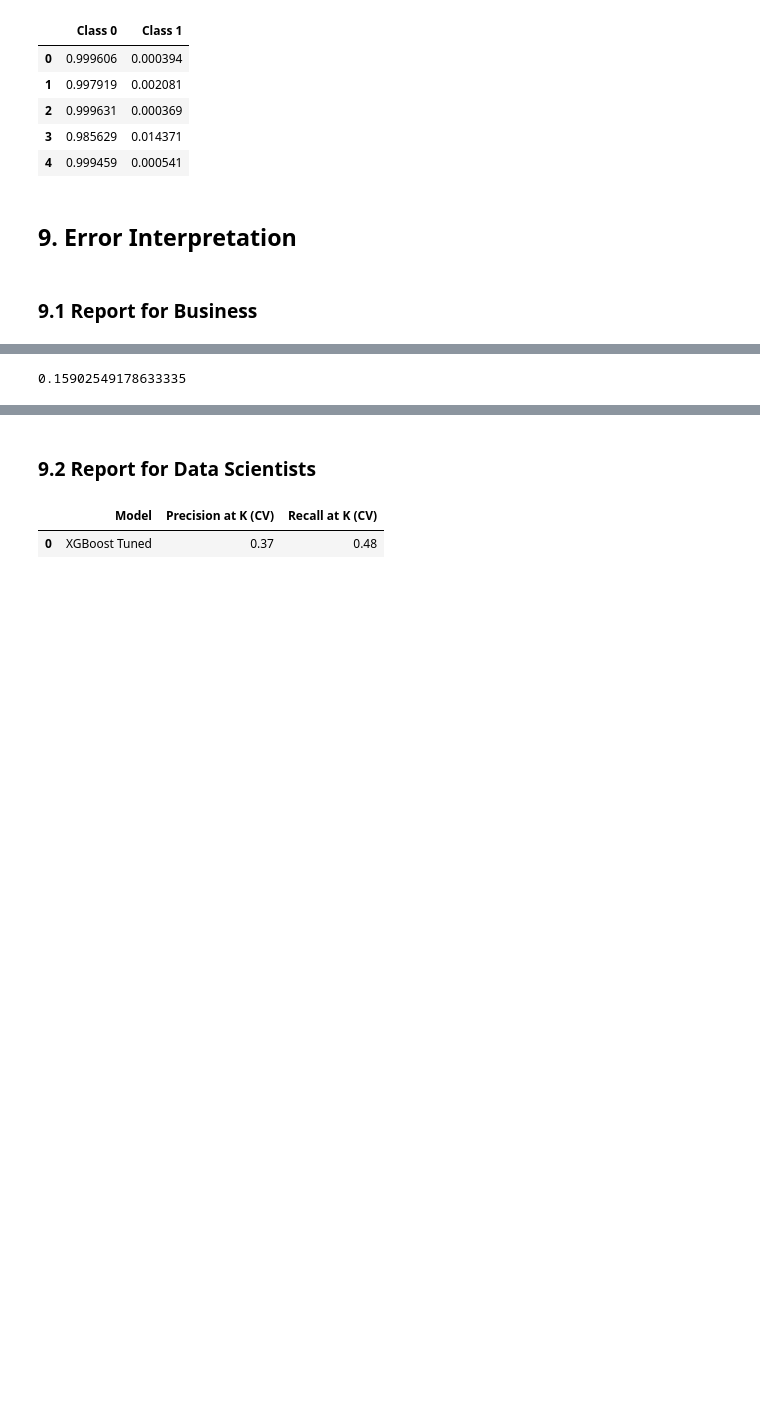
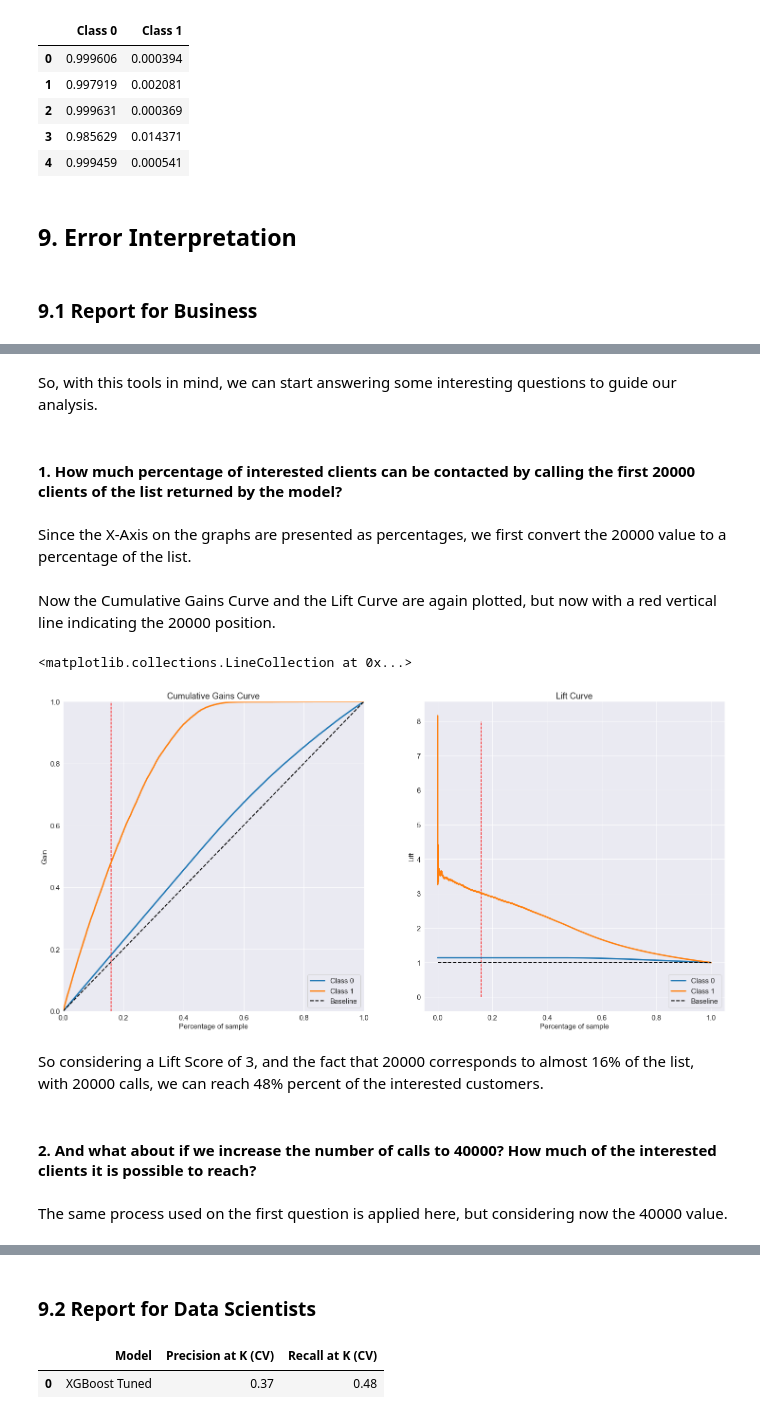
Before and after one commit to andre-ls/insurance-cross-sell, a Jupyter notebook: Code/main_notebook.ipynb, the cells around one changed output, grey strips where cells are left out. Cells and saved outputs as stored; diff of their text form; code cells hidden in the pictures; blank space fills up the shorter version.

```diff
--- a/Code/main_notebook.ipynb
+++ b/Code/main_notebook.ipynb
@@ -766,4 +786,27 @@ model_predictions.to_pickle('../Data/model_predictions.pkl')
+# %% [markdown]
+So, with this tools in mind, we can start answering some interesting questions to guide our analysis.
+# %% [markdown]
+#### 1. How much percentage of interested clients can be contacted by calling the first 20000 clients of the list returned by the model?
+# %% [markdown]
+Since the X-Axis on the graphs are presented as percentages, we first convert the 20000 value to a percentage of the list.
 # %%
-20000/y_val.shape[0]
+position_20000 = 20000/y_val.shape[0]
-# %% [output]
-0.15902549178633335
+# %% [markdown]
+Now the Cumulative Gains Curve and the Lift Curve are again plotted, but now with a red vertical line indicating the 20000 position.
+# %%
+ax=plt.subplot(1,2,1)
+skplt.metrics.plot_cumulative_gain(y_val,model_predictions,ax=ax)
+plt.vlines(position_20000,0,1,'r','--')
+
+ax = plt.subplot(1,2,2)
+skplt.metrics.plot_lift_curve(y_val,model_predictions,ax=ax)
+plt.vlines(position_20000,0,8,'r','--')
+# %% [output]
+<matplotlib.collections.LineCollection at 0x...>
+[figure, added]
+# %% [markdown]
+So considering a Lift Score of 3, and the fact that 20000 corresponds to almost 16% of the list, with 20000 calls, we can reach 48% percent of the interested customers.
+# %% [markdown]
+#### 2. And what about if we increase the number of calls to 40000? How much of the interested clients it is possible to reach?
+# %% [markdown]
+The same process used on the first question is applied here, but considering now the 40000 value.
```
Also changed, not shown: parts of 20 cells of this notebook.
